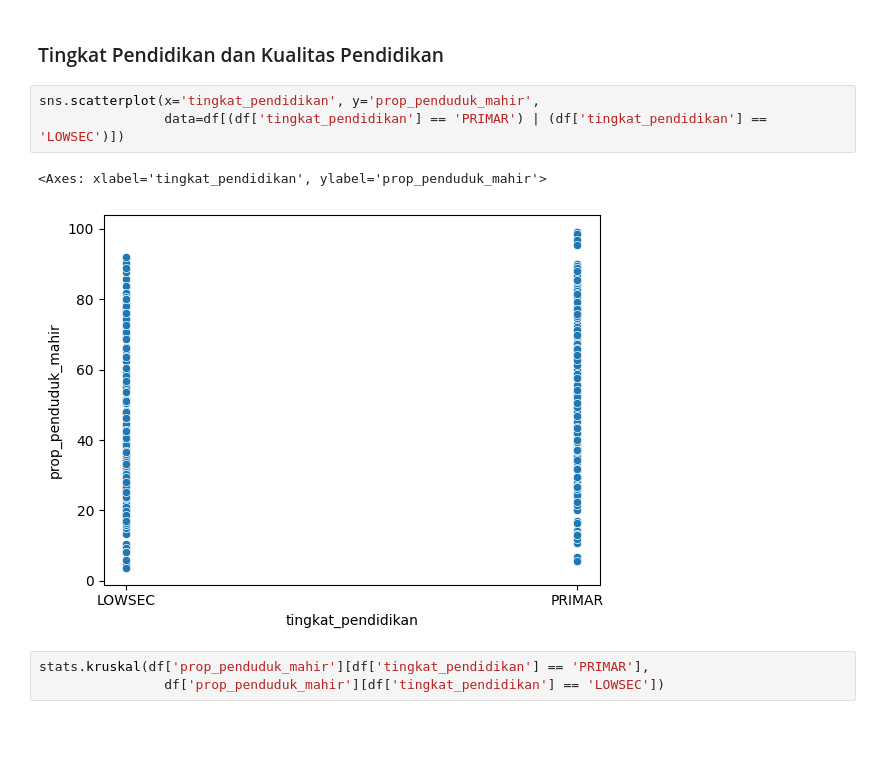
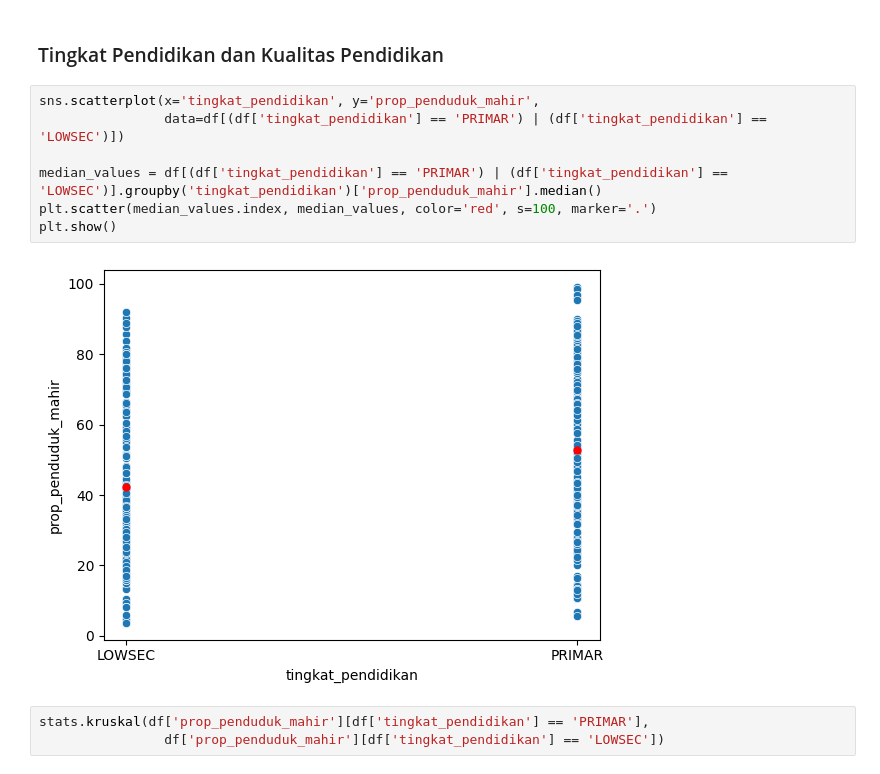
Before and after one commit to JayaWinata/DAC-IFest-2024-BukanWibu, a Jupyter notebook: SourceCode_DAC2024_BukanWibu.ipynb, the cells around one changed output. Drawn from its saved outputs; the diff is of its cells as text; blank space fills up the shorter version.

```diff
--- a/SourceCode_DAC2024_BukanWibu.ipynb
+++ b/SourceCode_DAC2024_BukanWibu.ipynb
@@ -270,9 +272,12 @@ Pada uji Kruskal Wallis yang dilakukan, nilai p_value yang diperoleh adalah 2.68
 # %%
 sns.scatterplot(x='tingkat_pendidikan', y='prop_penduduk_mahir',
                 data=df[(df['tingkat_pendidikan'] == 'PRIMAR') | (df['tingkat_pendidikan'] == 'LOWSEC')])
+
+median_values = df[(df['tingkat_pendidikan'] == 'PRIMAR') | (df['tingkat_pendidikan'] == 'LOWSEC')].groupby('tingkat_pendidikan')['prop_penduduk_mahir'].median()
+plt.scatter(median_values.index, median_values, color='red', s=100, marker='.')
+plt.show()
 # %% [output]
-<Axes: xlabel='tingkat_pendidikan', ylabel='prop_penduduk_mahir'>
-[figure, old version]
+[figure, new version]
 # %%
 stats.kruskal(df['prop_penduduk_mahir'][df['tingkat_pendidikan'] == 'PRIMAR'],
                 df['prop_penduduk_mahir'][df['tingkat_pendidikan'] == 'LOWSEC'])
```
Also changed, not shown: parts of 2 cells of this notebook.
